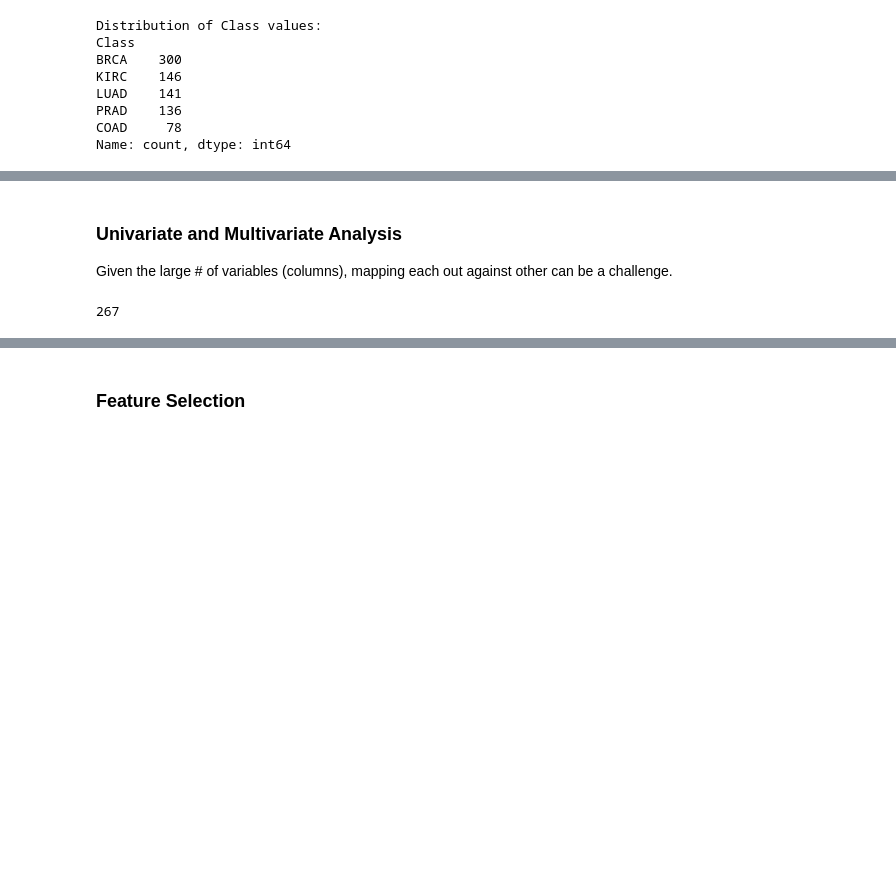
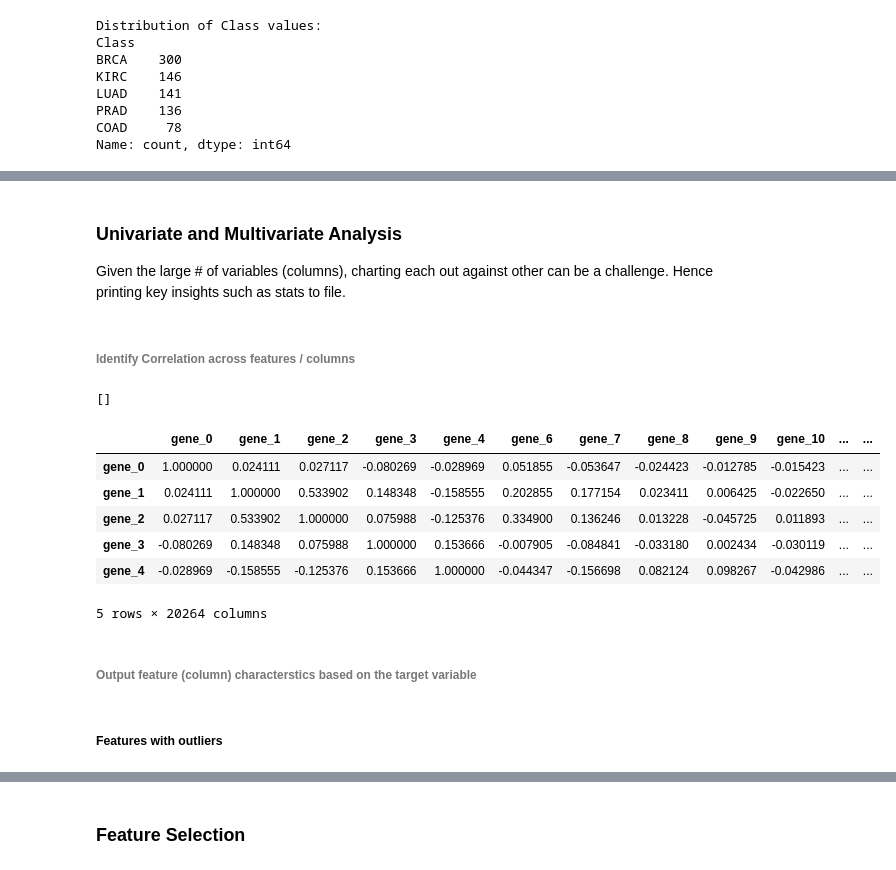
Before and after one commit to spedapalli/ml-ai-projects, a Jupyter notebook: lifesciences/gene-exp-4-tumor/gene-exp-4-tumor.ipynb, the cells around one changed output, grey strips where cells are left out. Drawn from its saved outputs; the diff is of its cells as text; code cells hidden in the pictures; blank space fills up the shorter version.

```diff
--- a/lifesciences/gene-exp-4-tumor/gene-exp-4-tumor.ipynb
+++ b/lifesciences/gene-exp-4-tumor/gene-exp-4-tumor.ipynb
@@ -118,6 +157,6 @@ pandas.core.series.Series
 # %% [markdown]
 ### Univariate and Multivariate Analysis
-Given the large # of variables (columns), mapping each out against other can be a challenge.
+Given the large # of variables (columns), charting each out against other can be a challenge. Hence printing key insights such as stats to file.
 # %%
 from scipy import stats
 
@@ -130,4 +168,6 @@ df_desc_zscore = df_desc.apply(stats.zscore)
 df_desc_zscore.T.to_csv(DATA_ANALYSIS_DIR + "rawdata_zscore.csv")
 # df_desc['upperbound'] = df_desc['mean'] + 3*(df_desc['std'])
 # df_desc['lowerbound'] = df_desc['mean'] - 3*(df_desc['std'])
+# %% [markdown]
+###### Identify Correlation across features / columns
 # %%
@@ -136,8 +177,17 @@ corr_df.to_csv(DATA_ANALYSIS_DIR + 'features_corr_matrix.csv')
 # %%
-# Are there any Features with Correlation value= NaN ? Identify the columns
-corr_nan_list = corr_df.columns[corr_df.isna().all()].tolist()
-print(len(corr_nan_list))
-
-# -- In total there are 267 cols with all NaN values, which means the std deviation is most likely 0
+# Are there any Features with Correlation value= NaN ?
+# -- In total there are 267 cols with 0 values, since they are deleted, result is zero
+# corr_nan_list = corr_df.columns[corr_df.isna().all()].tolist()
+# print(corr_nan_list)
+# corr_df.head()
 # %% [output]
-267
+[]
+|  | gene_0 | gene_1 | gene_2 | gene_3 | gene_4 | gene_6 | gene_7 | gene_8 | gene_9 | gene_10 | ... | ... |
+| gene_0 | 1.000000 | 0.024111 | 0.027117 | -0.080269 | -0.028969 | 0.051855 | -0.053647 | -0.024423 | -0.012785 | -0.015423 | ... | ... |
+| gene_1 | 0.024111 | 1.000000 | 0.533902 | 0.148348 | -0.158555 | 0.202855 | 0.177154 | 0.023411 | 0.006425 | -0.022650 | ... | ... |
+| gene_2 | 0.027117 | 0.533902 | 1.000000 | 0.075988 | -0.125376 | 0.334900 | 0.136246 | 0.013228 | -0.045725 | 0.011893 | ... | ... |
+| gene_3 | -0.080269 | 0.148348 | 0.075988 | 1.000000 | 0.153666 | -0.007905 | -0.084841 | -0.033180 | 0.002434 | -0.030119 | ... | ... |
+| gene_4 | -0.028969 | -0.158555 | -0.125376 | 0.153666 | 1.000000 | -0.044347 | -0.156698 | 0.082124 | 0.098267 | -0.042986 | ... | ... |
+5 rows × 20264 columns
+# %% [markdown]
+###### Output feature (column) characterstics based on the target variable
@@ -143,0 +207,2 @@ print(len(corr_nan_list))
+# %% [markdown]
+##### Features with outliers
```
Also changed, not shown: parts of 50 cells of this notebook, 9 other files.
